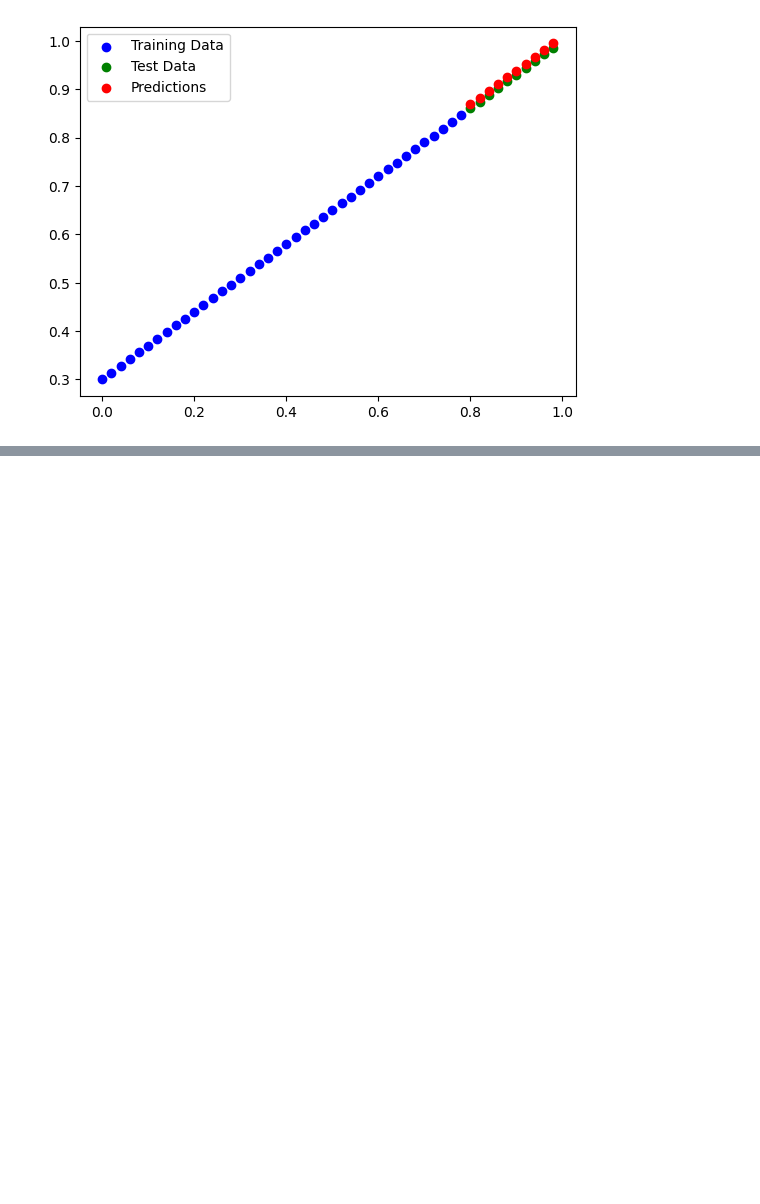
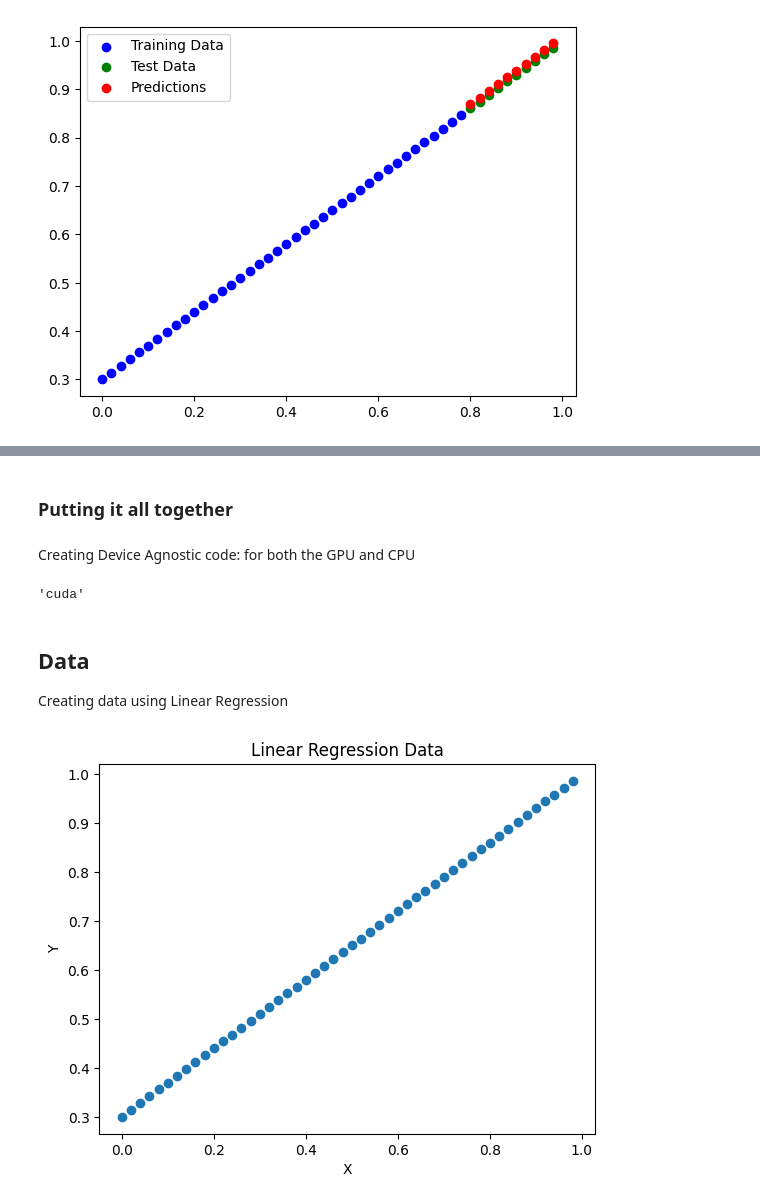
Before and after one commit to Alokiitdh/PyTorch, a Jupyter notebook: 01PyTorch_Workflow.ipynb, the cells around one changed output, grey strips where cells are left out. Drawn from its saved outputs; the diff is of its cells as text; code cells hidden in the pictures; blank space fills up the shorter version.

```diff
--- a/01PyTorch_Workflow.ipynb
+++ b/01PyTorch_Workflow.ipynb
@@ -328,0 +391,2 @@ plt.show()
+# %% [markdown]
+### Putting it all together
@@ -328,0 +398,25 @@ plt.show()
+# %% [markdown]
+Creating Device Agnostic code:
+for both the GPU and CPU
+# %%
+device = 'cuda' if torch.cuda.is_available() else 'cpu'
+device
+# %% [output]
+'cuda'
+# %% [markdown]
+## Data
+Creating data using Linear Regression
+# %%
+Weight = 0.7
+bias = 0.3
+
+X = torch.arange(0,1,0.02).unsqueeze(dim = 1)
+Y = Weight * X + bias
+
+plt.scatter(X, Y)
+plt.title('Linear Regression Data')
+plt.xlabel('X')
+plt.ylabel('Y')
+plt.show()
+# %% [output]
+[figure, added]
```
Also changed, not shown: parts of 40 cells of this notebook.
